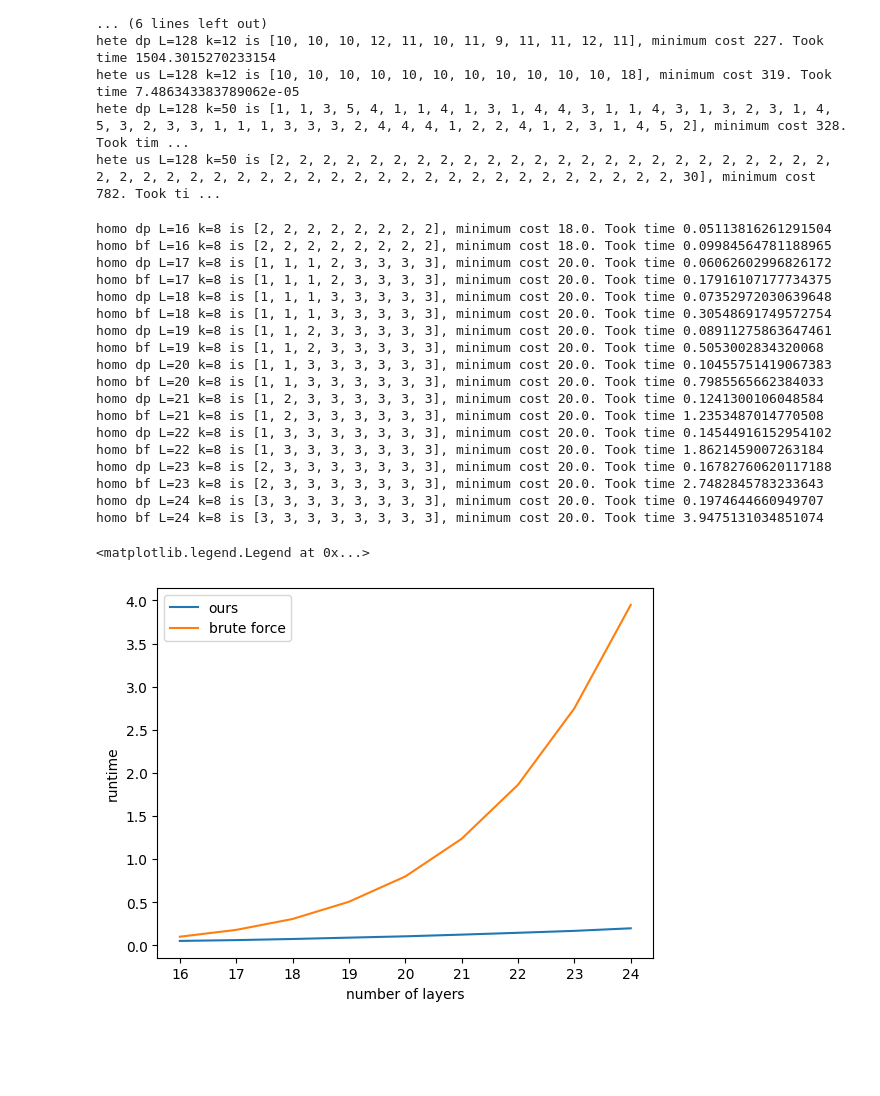
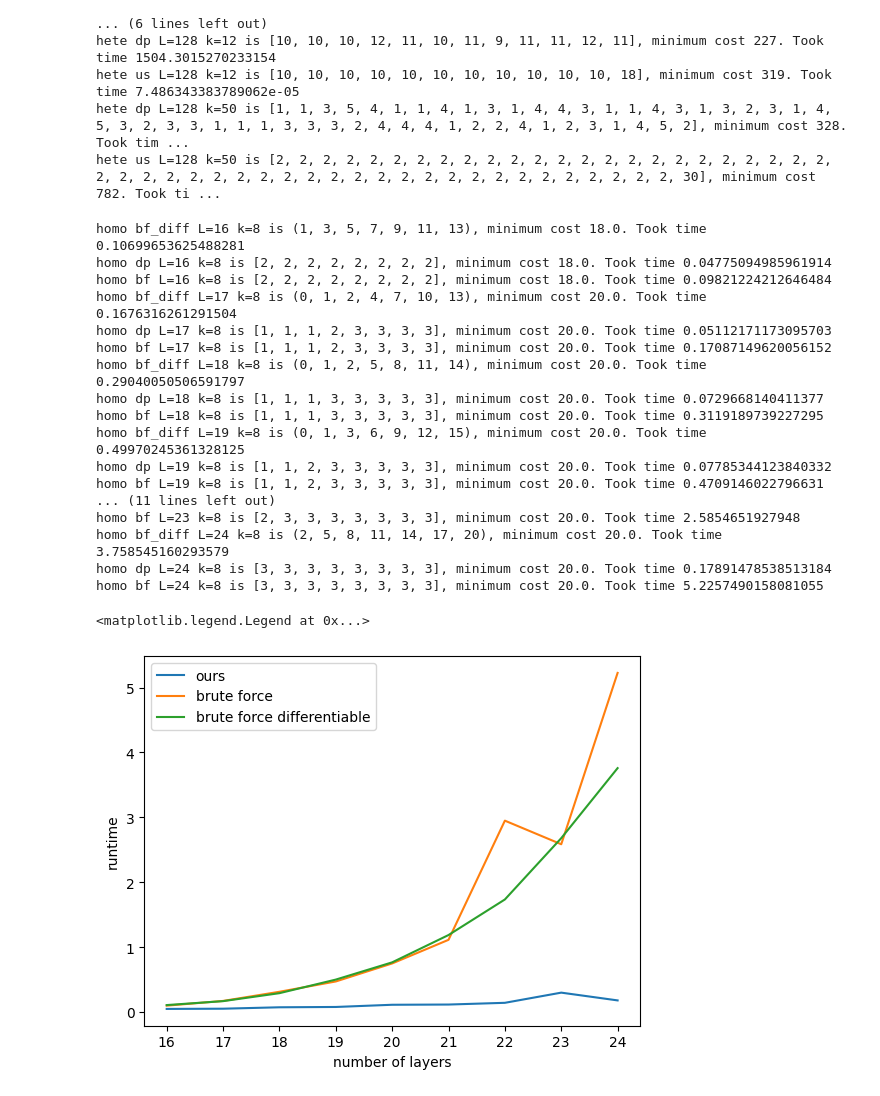
Before and after one commit to explcre/pipeDejavu, a Jupyter notebook: auto_pipeline_slicing_dp_ipynb-copy.ipynb, the cells around one changed output. Cells and saved outputs as stored; diff of their text form; code cells hidden in the pictures; blank space fills up the shorter version.

```diff
--- a/auto_pipeline_slicing_dp_ipynb-copy.ipynb
+++ b/auto_pipeline_slicing_dp_ipynb-copy.ipynb
@@ -460,7 +460,9 @@ from collections import namedtuple
 
 Solution = namedtuple("Solution", ["value", "items", "selection", "elapsed_time"])
 
-def soft_knapsack(items, capacity, n_best=10000, iterations=10000, learning_rate=100, temperature=0.5, print_every=500, penalty_factor=1e7):
+def soft_knapsack(items, capacity, n_best=10000, iterations=10000, learning_rate=100, temperature=0.5, print_every=500, penalty_factor=1e7,capacity_epsilon=0.1):
+    capacity_episilon=capacity*1.95
+    #penalty_factor=0
     n_best=iterations
     n = len(items)
     weights, values = zip(*items)
@@ -468,6 +470,10 @@ def soft_knapsack(items, capacity, n_best=10000, iterations=10000, learning_rate
     values = torch.tensor(values, dtype=torch.float)
 
     item_selection = torch.rand(n, requires_grad=True)
+    ##added as follows
+    item_selection_divided = (item_selection.detach()+0.5) / temperature
+    item_selection_divided.requires_grad_()
+    ##added as above
     optimizer = optim.RMSprop([item_selection], lr=learning_rate)
 
     best_solutions = []
@@ -475,10 +481,11 @@ def soft_knapsack(items, capacity, n_best=10000, iterations=10000, learning_rate
     start_time = time.time()
     for i in range(iterations):
         optimizer.zero_grad()
-        soft_selection = torch.sigmoid(item_selection / temperature)
+
+        soft_selection = torch.sigmoid(item_selection / temperature-0.5)
         total_weight = torch.sum(soft_selection * weights)
         total_value = torch.sum(soft_selection * values)
-        capacity_penalty = torch.clamp(total_weight - capacity, min=0) ** 2
+        capacity_penalty = torch.clamp(total_weight - capacity-capacity_epsilon, min=0) ** 2
 
         # Multiply capacity_penalty by a large constant
         loss = -(total_value - penalty_factor * capacity_penalty)
@@ -487,14 +494,20 @@ def soft_knapsack(items, capacity, n_best=10000, iterations=10000, learning_rate
 
         # Clamp item_selection values between -5 and 5
         item_selection.data.clamp_(-5, 5)
-        if total_weight <= capacity:
+
+        final_selection = torch.sigmoid(item_selection / temperature) >= 0.5
+        selected_items = [i for i, selected in enumerate(final_selection) if selected]
+        max_value = torch.sum(final_selection * values).item()
+        if max_value <= capacity:
           # Update best solutions
+          '''
           final_selection = torch.sigmoid(item_selection / temperature) > 0.5
           selected_items = [i for i, selected in enumerate(final_selection) if selected]
           max_value = torch.sum(final_selection * values).item()
+          '''
           current_solution = Solution(max_value, selected_items, final_selection,time.time() - start_time)
           #best_solution = best_solutions[0]
-          if len(best_solutions) < n_best:
+          if len(best_solutions) <= n_best:
               best_solutions.append(current_solution)
               best_solutions.sort(key=lambda x: x.value, reverse=True)
           elif max_value > best_solutions[-1].value:
@@ -1558,11 +2026,18 @@ from matplotlib import pyplot as plt
 test_list = [(16,8), (17, 8), (18,8), (19,8), (20, 8), (21,8), (22,8), (23, 8),(24,8)]
 dp_time = []
 bf_time = []
-
+bf_diff_time= []
 # homogeneous test
 for L, k in test_list:
     cost_e = np.ones(L)
     cost_c = np.ones((L-1, k-1)) * 2
+    time_s = time.time()
+    res = brute_force_differentiable(L, cost_e, cost_c, k, 3,epochs=int(len(test_list)/8))
+    time_elapsed = time.time() - time_s
+    bf_diff_time.append(time_elapsed)
+    print(f"homo bf_diff L={L} k={k} is {res[0]}, minimum cost {res[1]}. Took time {time_elapsed}")
+
+
     time_s = time.time()
     res = pipe_dp(L, cost_e, cost_c, k, 3)
     time_elapsed = time.time() - time_s
@@ -1574,30 +2049,30 @@ for L, k in test_list:
     bf_time.append(time_elapsed)
     print(f"homo bf L={L} k={k} is {res[0]}, minimum cost {res[1]}. Took time {time_elapsed}")
 # %% [output]
-homo dp L=16 k=8 is [2, 2, 2, 2, 2, 2, 2, 2], minimum cost 18.0. Took time 0.05113816261291504
-homo bf L=16 k=8 is [2, 2, 2, 2, 2, 2, 2, 2], minimum cost 18.0. Took time 0.09984564781188965
-homo dp L=17 k=8 is [1, 1, 1, 2, 3, 3, 3, 3], minimum cost 20.0. Took time 0.06062602996826172
-homo bf L=17 k=8 is [1, 1, 1, 2, 3, 3, 3, 3], minimum cost 20.0. Took time 0.17916107177734375
-homo dp L=18 k=8 is [1, 1, 1, 3, 3, 3, 3, 3], minimum cost 20.0. Took time 0.07352972030639648
-homo bf L=18 k=8 is [1, 1, 1, 3, 3, 3, 3, 3], minimum cost 20.0. Took time 0.30548691749572754
-homo dp L=19 k=8 is [1, 1, 2, 3, 3, 3, 3, 3], minimum cost 20.0. Took time 0.08911275863647461
-homo bf L=19 k=8 is [1, 1, 2, 3, 3, 3, 3, 3], minimum cost 20.0. Took time 0.5053002834320068
-homo dp L=20 k=8 is [1, 1, 3, 3, 3, 3, 3, 3], minimum cost 20.0. Took time 0.10455751419067383
-homo bf L=20 k=8 is [1, 1, 3, 3, 3, 3, 3, 3], minimum cost 20.0. Took time 0.7985565662384033
-homo dp L=21 k=8 is [1, 2, 3, 3, 3, 3, 3, 3], minimum cost 20.0. Took time 0.1241300106048584
-homo bf L=21 k=8 is [1, 2, 3, 3, 3, 3, 3, 3], minimum cost 20.0. Took time 1.2353487014770508
-homo dp L=22 k=8 is [1, 3, 3, 3, 3, 3, 3, 3], minimum cost 20.0. Took time 0.14544916152954102
-homo bf L=22 k=8 is [1, 3, 3, 3, 3, 3, 3, 3], minimum cost 20.0. Took time 1.8621459007263184
-homo dp L=23 k=8 is [2, 3, 3, 3, 3, 3, 3, 3], minimum cost 20.0. Took time 0.16782760620117188
-homo bf L=23 k=8 is [2, 3, 3, 3, 3, 3, 3, 3], minimum cost 20.0. Took time 2.7482845783233643
-homo dp L=24 k=8 is [3, 3, 3, 3, 3, 3, 3, 3], minimum cost 20.0. Took time 0.1974644660949707
-homo bf L=24 k=8 is [3, 3, 3, 3, 3, 3, 3, 3], minimum cost 20.0. Took time 3.9475131034851074
+homo bf_diff L=16 k=8 is (1, 3, 5, 7, 9, 11, 13), minimum cost 18.0. Took time 0.10699653625488281
+homo dp L=16 k=8 is [2, 2, 2, 2, 2, 2, 2, 2], minimum cost 18.0. Took time 0.04775094985961914
+homo bf L=16 k=8 is [2, 2, 2, 2, 2, 2, 2, 2], minimum cost 18.0. Took time 0.09821224212646484
+homo bf_diff L=17 k=8 is (0, 1, 2, 4, 7, 10, 13), minimum cost 20.0. Took time 0.1676316261291504
+homo dp L=17 k=8 is [1, 1, 1, 2, 3, 3, 3, 3], minimum cost 20.0. Took time 0.05112171173095703
+homo bf L=17 k=8 is [1, 1, 1, 2, 3, 3, 3, 3], minimum cost 20.0. Took time 0.17087149620056152
+homo bf_diff L=18 k=8 is (0, 1, 2, 5, 8, 11, 14), minimum cost 20.0. Took time 0.29040050506591797
+homo dp L=18 k=8 is [1, 1, 1, 3, 3, 3, 3, 3], minimum cost 20.0. Took time 0.0729668140411377
+homo bf L=18 k=8 is [1, 1, 1, 3, 3, 3, 3, 3], minimum cost 20.0. Took time 0.3119189739227295
+homo bf_diff L=19 k=8 is (0, 1, 3, 6, 9, 12, 15), minimum cost 20.0. Took time 0.49970245361328125
+homo dp L=19 k=8 is [1, 1, 2, 3, 3, 3, 3, 3], minimum cost 20.0. Took time 0.07785344123840332
+homo bf L=19 k=8 is [1, 1, 2, 3, 3, 3, 3, 3], minimum cost 20.0. Took time 0.4709146022796631
+... (11 lines left out)
+homo bf L=23 k=8 is [2, 3, 3, 3, 3, 3, 3, 3], minimum cost 20.0. Took time 2.5854651927948
+homo bf_diff L=24 k=8 is (2, 5, 8, 11, 14, 17, 20), minimum cost 20.0. Took time 3.758545160293579
+homo dp L=24 k=8 is [3, 3, 3, 3, 3, 3, 3, 3], minimum cost 20.0. Took time 0.17891478538513184
+homo bf L=24 k=8 is [3, 3, 3, 3, 3, 3, 3, 3], minimum cost 20.0. Took time 5.2257490158081055
 # %%
 plt.plot([16,17, 18, 19, 20, 21, 22, 23, 24], dp_time, label="ours")
 plt.plot([16,17, 18, 19, 20, 21, 22, 23, 24], bf_time, label="brute force")
+plt.plot([16,17, 18, 19, 20, 21, 22, 23, 24], bf_diff_time, label="brute force differentiable")
 plt.xlabel("number of layers")
 plt.ylabel("runtime")
 plt.legend(loc="best")
 # %% [output]
 <matplotlib.legend.Legend at 0x...>
-[figure, old version]
+[figure, new version]
```
Also changed, not shown: parts of 8 cells of this notebook.
